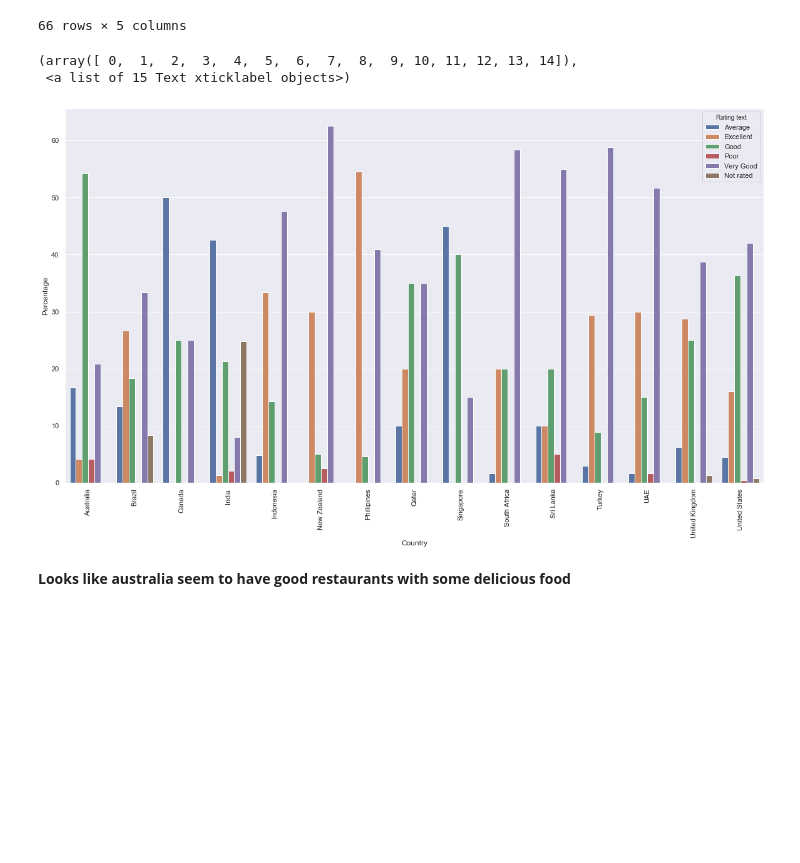
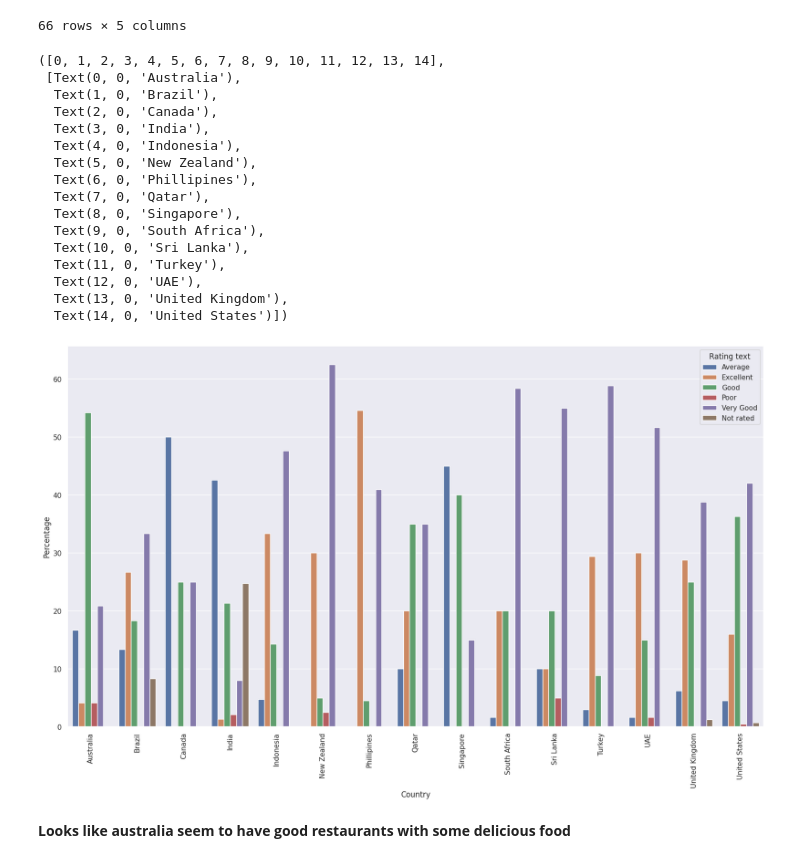
Before and after one commit to ShubhamMaurya7/Zomato-Restaurants-Data-Analysis, a Jupyter notebook: Zomato_Data_Analysis.ipynb, the cells around one changed output. Cells and saved outputs as stored; diff of their text form; code cells hidden in the pictures; blank space fills up the shorter version.

```diff
--- a/Zomato_Data_Analysis.ipynb
+++ b/Zomato_Data_Analysis.ipynb
@@ -277,11 +364,25 @@ FinalRestPerc
 66 rows × 5 columns
 # %%
 sns.set(rc={'figure.figsize':(20,11)})
-sns.barplot('Country', 'Percentage', data=FinalRestPerc, hue = 'Rating text')
+sns.barplot(x='Country', y='Percentage', data=FinalRestPerc, hue='Rating text')
 plt.xticks(rotation = 90)
 # %% [output]
-(array([ 0,  1,  2,  3,  4,  5,  6,  7,  8,  9, 10, 11, 12, 13, 14]),
- <a list of 15 Text xticklabel objects>)
+([0, 1, 2, 3, 4, 5, 6, 7, 8, 9, 10, 11, 12, 13, 14],
+ [Text(0, 0, 'Australia'),
+  Text(1, 0, 'Brazil'),
+  Text(2, 0, 'Canada'),
+  Text(3, 0, 'India'),
+  Text(4, 0, 'Indonesia'),
+  Text(5, 0, 'New Zealand'),
+  Text(6, 0, 'Phillipines'),
+  Text(7, 0, 'Qatar'),
+  Text(8, 0, 'Singapore'),
+  Text(9, 0, 'South Africa'),
+  Text(10, 0, 'Sri Lanka'),
+  Text(11, 0, 'Turkey'),
+  Text(12, 0, 'UAE'),
+  Text(13, 0, 'United Kingdom'),
+  Text(14, 0, 'United States')])
-[figure, old version]
+[figure, new version]
 # %% [markdown]
 **Looks like australia seem to have good restaurants with some delicious food**
```
Also changed, not shown: parts of 45 cells of this notebook.
